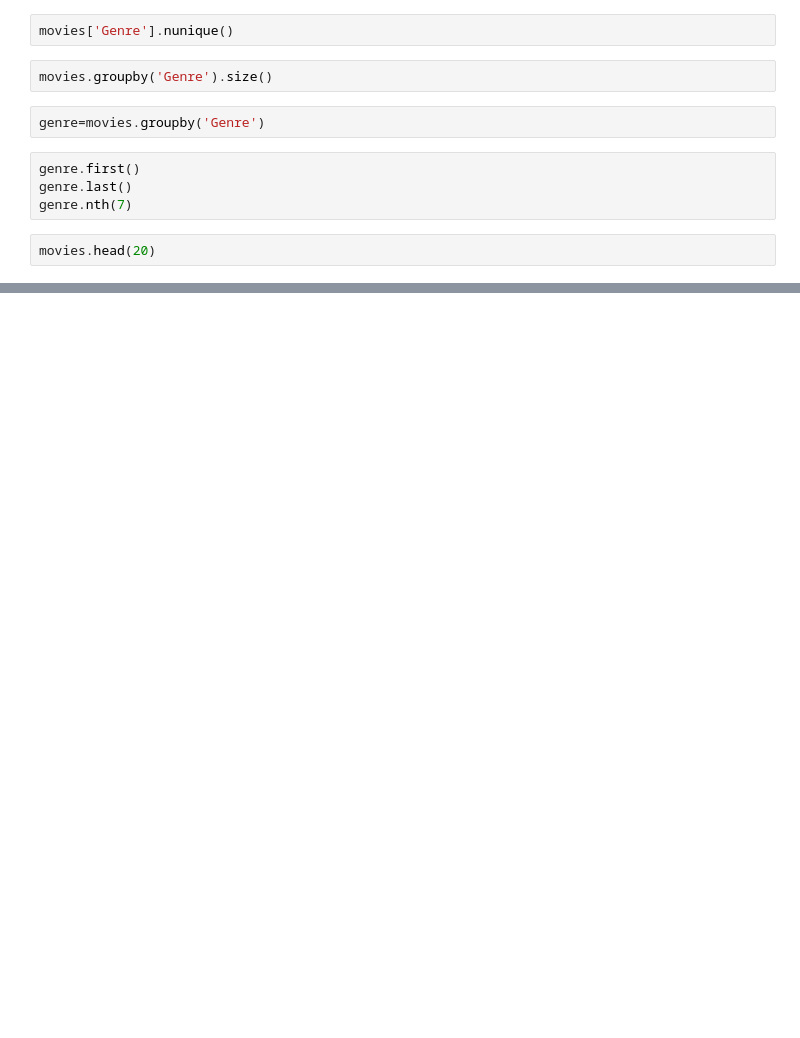
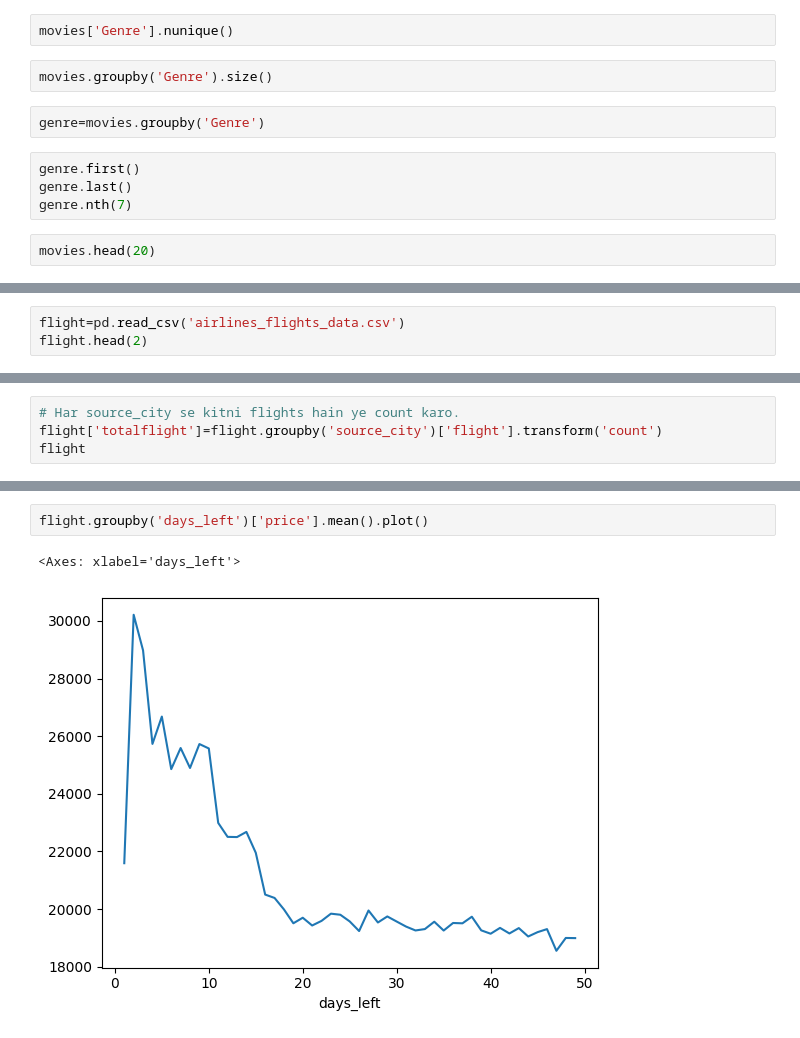
Before and after one commit to thesujalgaur/DATA-SCIENCE-Personal, a Jupyter notebook: Pandas/Groupby.ipynb, the cells around one changed output, grey strips where cells are left out. Saved outputs shown, nothing was run; the diff lists cells and outputs as text; blank space fills up the shorter version.

```diff
--- a/Pandas/Groupby.ipynb
+++ b/Pandas/Groupby.ipynb
@@ -82,0 +124,3 @@ movies[movies['Genre']=='Fantasy']
+# %%
+flight=pd.read_csv('airlines_flights_data.csv')
+flight.head(2)
@@ -82,0 +154,4 @@ movies[movies['Genre']=='Fantasy']
+# %%
+# Har source_city se kitni flights hain ye count karo.
+flight['totalflight']=flight.groupby('source_city')['flight'].transform('count')
+flight
@@ -82,0 +260,5 @@ movies[movies['Genre']=='Fantasy']
+# %%
+flight.groupby('days_left')['price'].mean().plot()
+# %% [output]
+<Axes: xlabel='days_left'>
+[figure, added]
```
Also changed, not shown: parts of 43 cells of this notebook, 1 other file.
